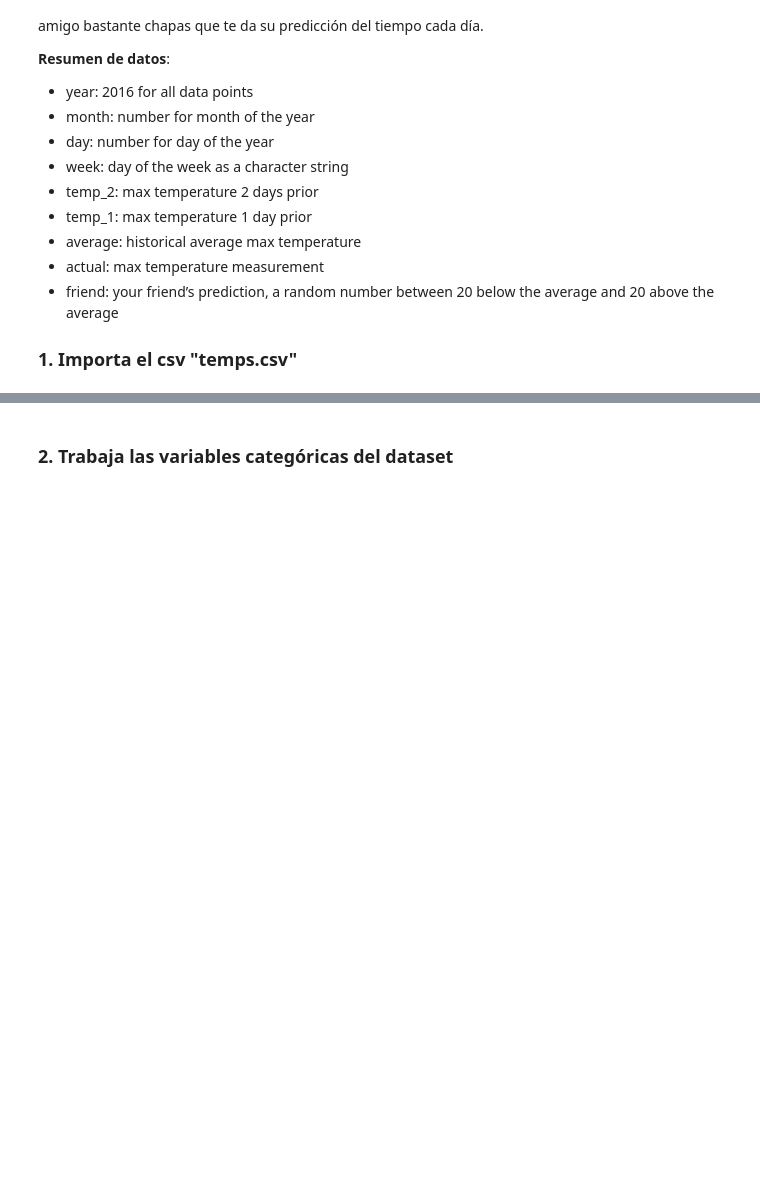
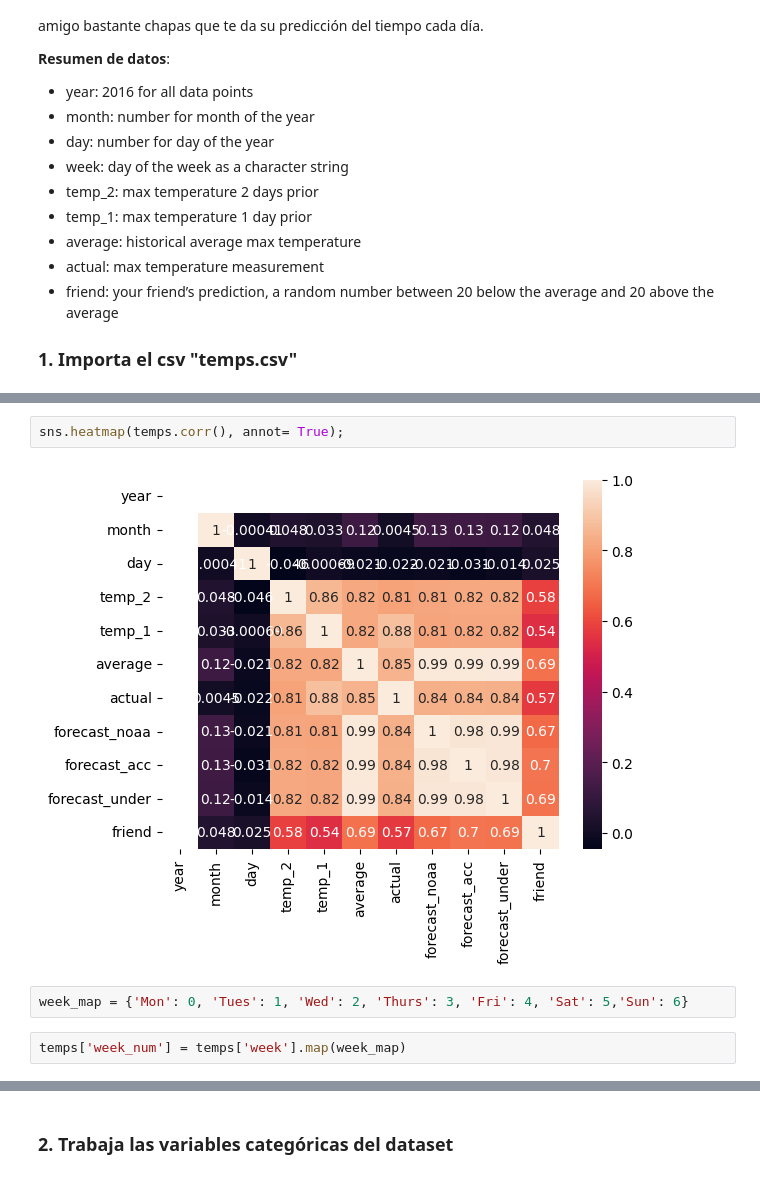
Before and after one commit to Mlcruz9/DS_TheBridgeBBK_SBIL2023, a Jupyter notebook: 3-Machine_Learning/1-Supervisado/3-RegorClass/5-Decision_Trees/ejercicio/DTrees_reg_class.ipynb, the cells around one changed output, grey strips where cells are left out. Saved outputs shown, nothing was run; the diff lists cells and outputs as text; blank space fills up the shorter version.

```diff
--- a/3-Machine_Learning/1-Supervisado/3-RegorClass/5-Decision_Trees/ejercicio/DTrees_reg_class.ipynb
+++ b/3-Machine_Learning/1-Supervisado/3-RegorClass/5-Decision_Trees/ejercicio/DTrees_reg_class.ipynb
@@ -17,0 +58,8 @@ Son datos de temperaturas tomados de la ciudad de Seattle. El objetivo es intent
+# %%
+sns.heatmap(temps.corr(), annot= True);
+# %% [output]
+[figure, added]
+# %%
+week_map = {'Mon': 0, 'Tues': 1, 'Wed': 2, 'Thurs': 3, 'Fri': 4, 'Sat': 5,'Sun': 6}
+# %%
+temps['week_num'] = temps['week'].map(week_map)
```
Also changed, not shown: parts of 52 cells of this notebook, 2 other files.
